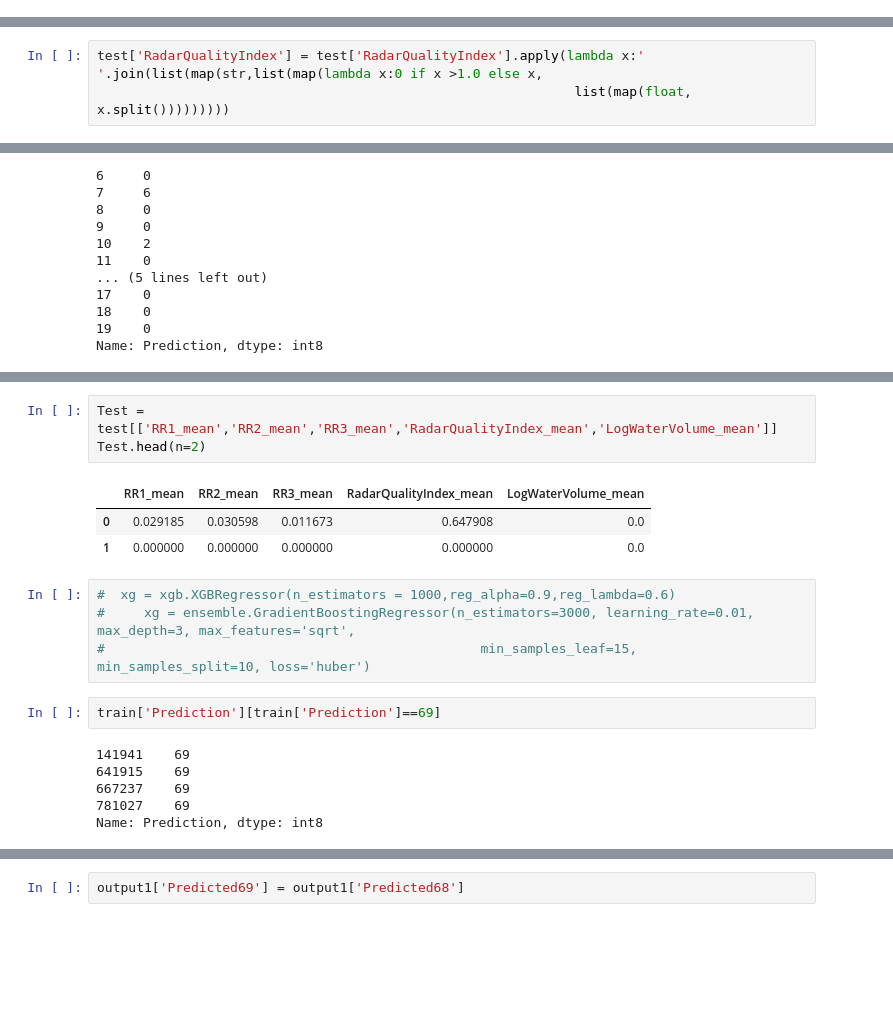
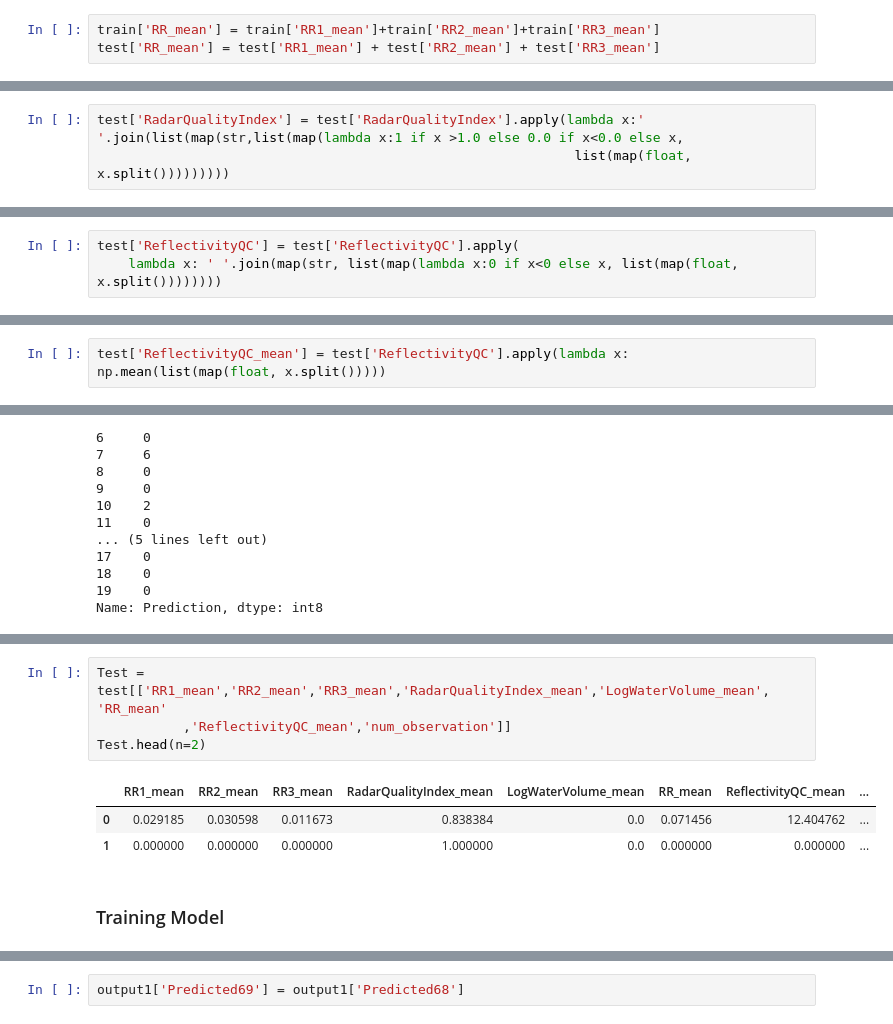
Before and after one commit to amitkvikram/MCHN-LRNG, a Jupyter notebook: kaggle/HowMuchDidItRain?/How Much did it Rain?.ipynb, the cells around one changed output, grey strips where cells are left out. Saved outputs shown, nothing was run; the diff lists cells and outputs as text; blank space fills up the shorter version.

```diff
--- a/kaggle/HowMuchDidItRain?/How Much did it Rain?.ipynb
+++ b/kaggle/HowMuchDidItRain?/How Much did it Rain?.ipynb
@@ -234,3 +222,6 @@ test['RR1_mean'] = test['RR1'].apply(lambda x:np.mean(list(map(float, x.split())
 test['RR2_mean'] = test['RR2'].apply(lambda x:np.mean(list(map(float, x.split()))))
 # %%
 test['RR3_mean'] = test['RR3'].apply(lambda x:np.mean(list(map(float, x.split()))))
+# %%
+train['RR_mean'] = train['RR1_mean']+train['RR2_mean']+train['RR3_mean']
+test['RR_mean'] = test['RR1_mean'] + test['RR2_mean'] + test['RR3_mean']
@@ -250,4 +245,4 @@ sns.regplot(x = train['RR1_mean'], y = train['Expected'])
 # %%
-test['RadarQualityIndex'] = test['RadarQualityIndex'].apply(lambda x:' '.join(list(map(str,list(map(lambda x:0 if x >1.0 else x,
+test['RadarQualityIndex'] = test['RadarQualityIndex'].apply(lambda x:' '.join(list(map(str,list(map(lambda x:1 if x >1.0 else 0.0 if x<0.0 else x,
                                                              list(map(float, x.split()))))))))
 # %%
@@ -316,0 +322,3 @@ test['LogWaterVolume_mean'] = test['LogWaterVolume'].apply(lambda x:np.exp(np.me
+# %%
+test['ReflectivityQC'] = test['ReflectivityQC'].apply(
+    lambda x: ' '.join(map(str, list(map(lambda x:0 if x<0 else x, list(map(float, x.split())))))))
@@ -317 +327,3 @@ test['LogWaterVolume_mean'] = test['LogWaterVolume'].apply(lambda x:np.exp(np.me
+# %%
+test['ReflectivityQC_mean'] = test['ReflectivityQC'].apply(lambda x: np.mean(list(map(float, x.split()))))
 # %%
@@ -372,22 +439,13 @@ dtype: bool
 # %%
-Test = test[['RR1_mean','RR2_mean','RR3_mean','RadarQualityIndex_mean','LogWaterVolume_mean']]
+Test = test[['RR1_mean','RR2_mean','RR3_mean','RadarQualityIndex_mean','LogWaterVolume_mean', 'RR_mean'
+           ,'ReflectivityQC_mean','num_observation']]
 Test.head(n=2)
 # %% [output]
-|  | RR1_mean | RR2_mean | RR3_mean | RadarQualityIndex_mean | LogWaterVolume_mean |
-| 0 | 0.029185 | 0.030598 | 0.011673 | 0.647908 | 0.0 |
-| 1 | 0.000000 | 0.000000 | 0.000000 | 0.000000 | 0.0 |
+|  | RR1_mean | RR2_mean | RR3_mean | RadarQualityIndex_mean | LogWaterVolume_mean | RR_mean | ReflectivityQC_mean | ... |
+| 0 | 0.029185 | 0.030598 | 0.011673 | 0.838384 | 0.0 | 0.071456 | 12.404762 | ... |
+| 1 | 0.000000 | 0.000000 | 0.000000 | 1.000000 | 0.0 | 0.000000 | 0.000000 | ... |
-# %%
-#  xg = xgb.XGBRegressor(n_estimators = 1000,reg_alpha=0.9,reg_lambda=0.6)
-#     xg = ensemble.GradientBoostingRegressor(n_estimators=3000, learning_rate=0.01, max_depth=3, max_features='sqrt',
-#                                                min_samples_leaf=15, min_samples_split=10, loss='huber')
-# %%
-train['Prediction'][train['Prediction']==69]
-# %% [output]
-141941    69
-641915    69
-667237    69
-781027    69
-Name: Prediction, dtype: int8
+# %% [markdown]
+### Training Model
 # %%
 from sklearn.linear_model import LogisticRegression,SGDClassifier
 from sklearn import ensemble
```
Also changed, not shown: parts of 41 cells of this notebook, 4 other files.
